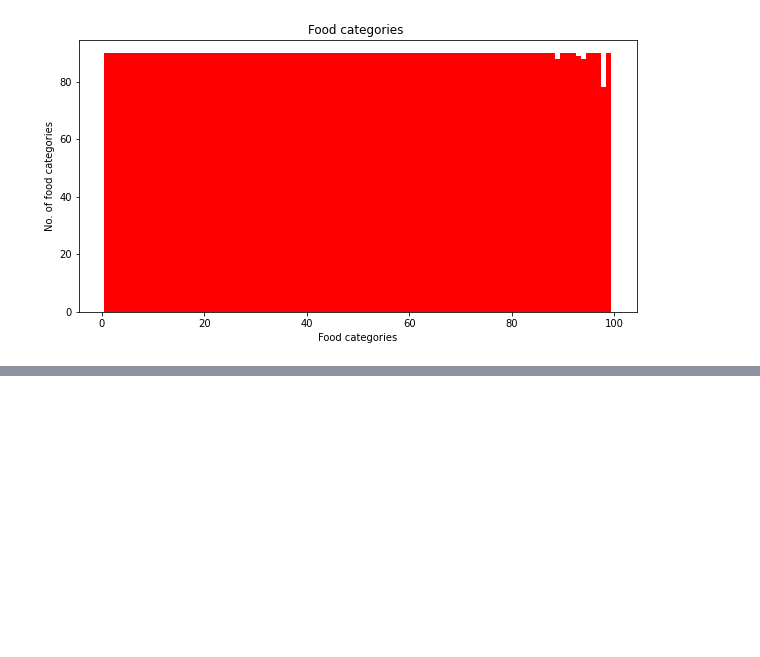
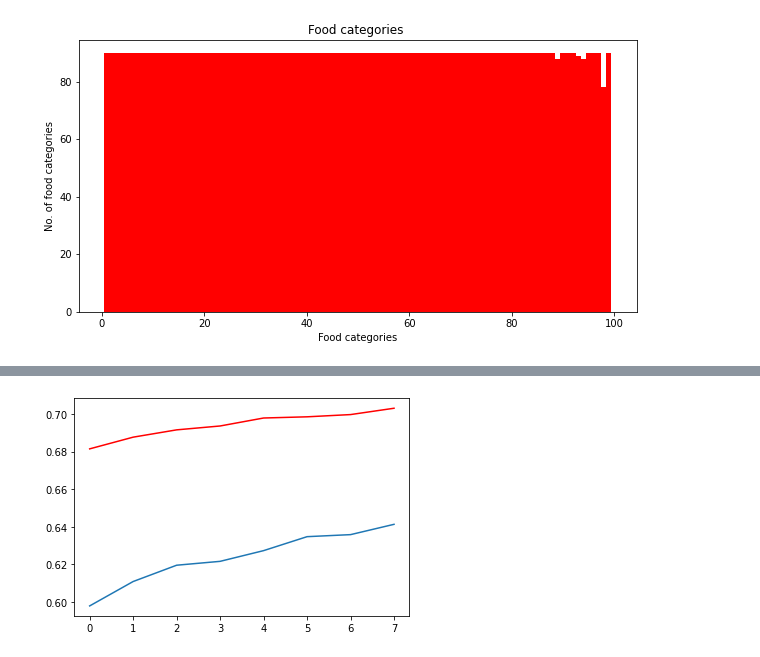
Before and after one commit to radu2147/food-recognition, a Jupyter notebook: licenta.ipynb, the cells around one changed output, grey strips where cells are left out. Saved outputs shown, nothing was run; the diff lists cells and outputs as text; code cells hidden in the pictures; blank space fills up the shorter version.

```diff
--- a/licenta.ipynb
+++ b/licenta.ipynb
@@ -272,0 +227,6 @@ TypeError: cannot unpack non-iterable History object
+# %%
+plt.plot(history.history['accuracy'])
+plt.plot(history.history['val_accuracy'], color='red')
+plt.show()
+# %% [output]
+[figure, added]
```
Also changed, not shown: parts of 15 cells of this notebook.
